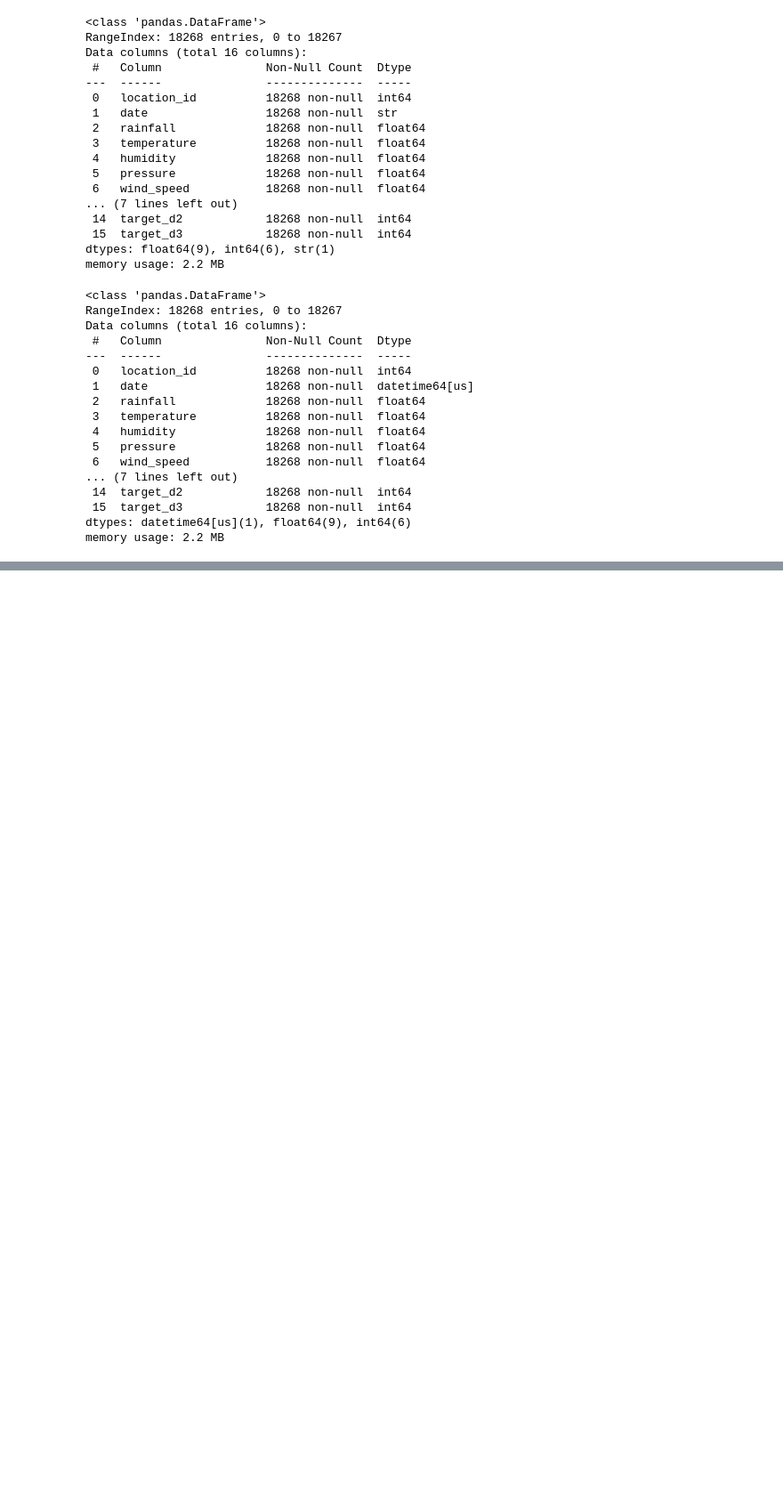
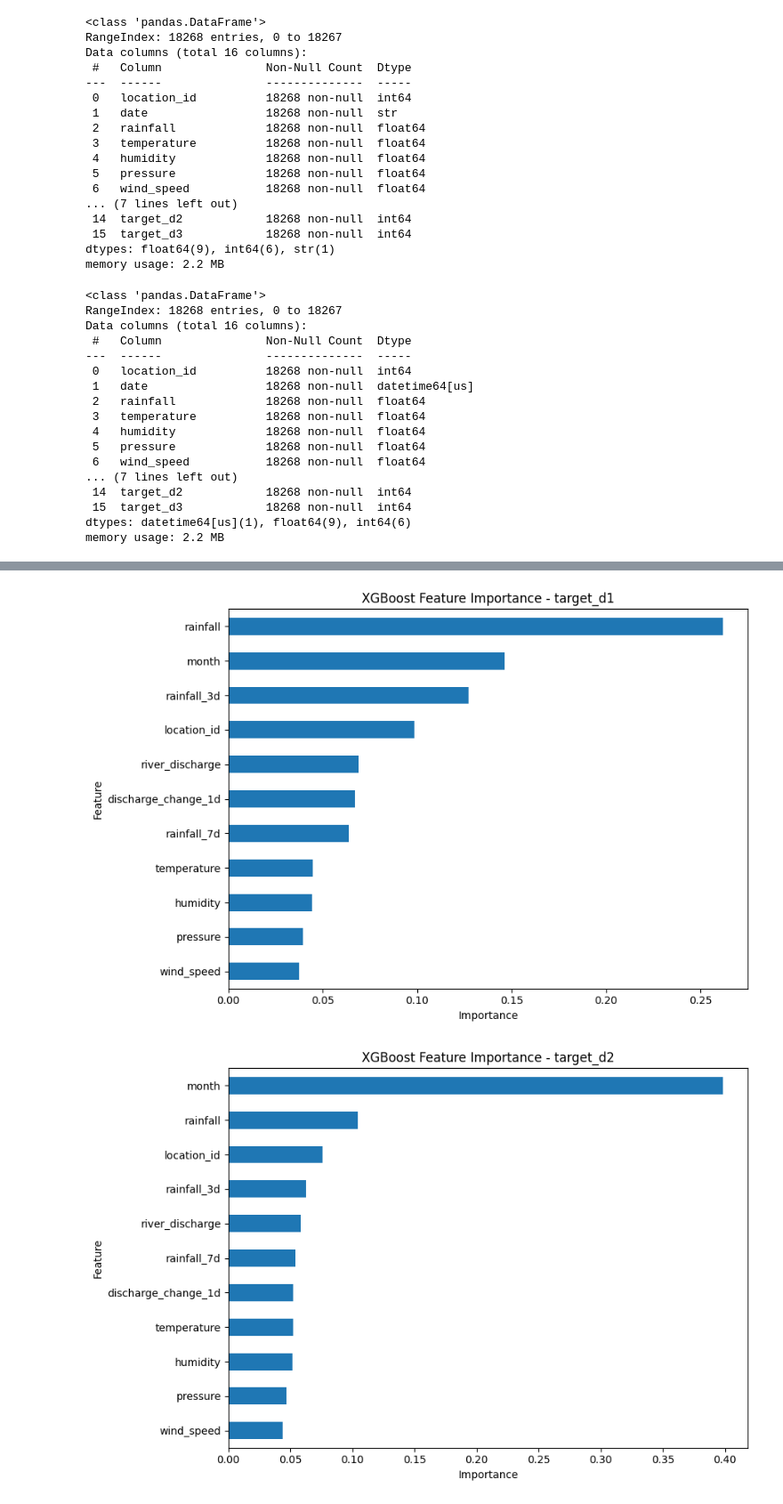
Before and after one commit to HaiDang193/Flood-Prediction, a Jupyter notebook: src/train_2.ipynb, the cells around one changed output, grey strips where cells are left out. Shown at 89% size. Saved outputs shown, nothing was run; the diff lists cells and outputs as text; code cells hidden in the pictures; blank space fills up the shorter version.

```diff
--- a/src/train_2.ipynb
+++ b/src/train_2.ipynb
@@ -3,4 +3,4 @@
 # %%
 import pandas as pd
 # %%
-df_train = pd.read_csv("../data/train/train_data.csv")
+df = pd.read_csv("../data/train/train_data.csv")
@@ -61,0 +711,50 @@ memory usage: 2.2 MB
+# %%
+xgb_importance_tables = {}
+
+for target in target_cols:
+
+    importance_df = pd.DataFrame({
+        "feature": feature_cols,
+        "importance": (
+            xgb_models[target]
+            .feature_importances_
+        )
+    })
+
+    importance_df = importance_df.sort_values(
+        "importance",
+        ascending=False
+    )
+
+    xgb_importance_tables[target] = importance_df
+
+for target in target_cols:
+
+    importance_df = (
+        xgb_importance_tables[target]
+        .sort_values(
+            "importance",
+            ascending=True
+        )
+    )
+
+    importance_df.plot(
+        kind="barh",
+        x="feature",
+        y="importance",
+        figsize=(9, 6),
+        legend=False
+    )
+
+    plt.title(
+        f"XGBoost Feature Importance - {target}"
+    )
+
+    plt.xlabel("Importance")
+    plt.ylabel("Feature")
+
+    plt.tight_layout()
+    plt.show()
+# %% [output]
+[figure, added]
+[figure, added]
```
Also changed, not shown: parts of 45 cells of this notebook, 5 other files.
